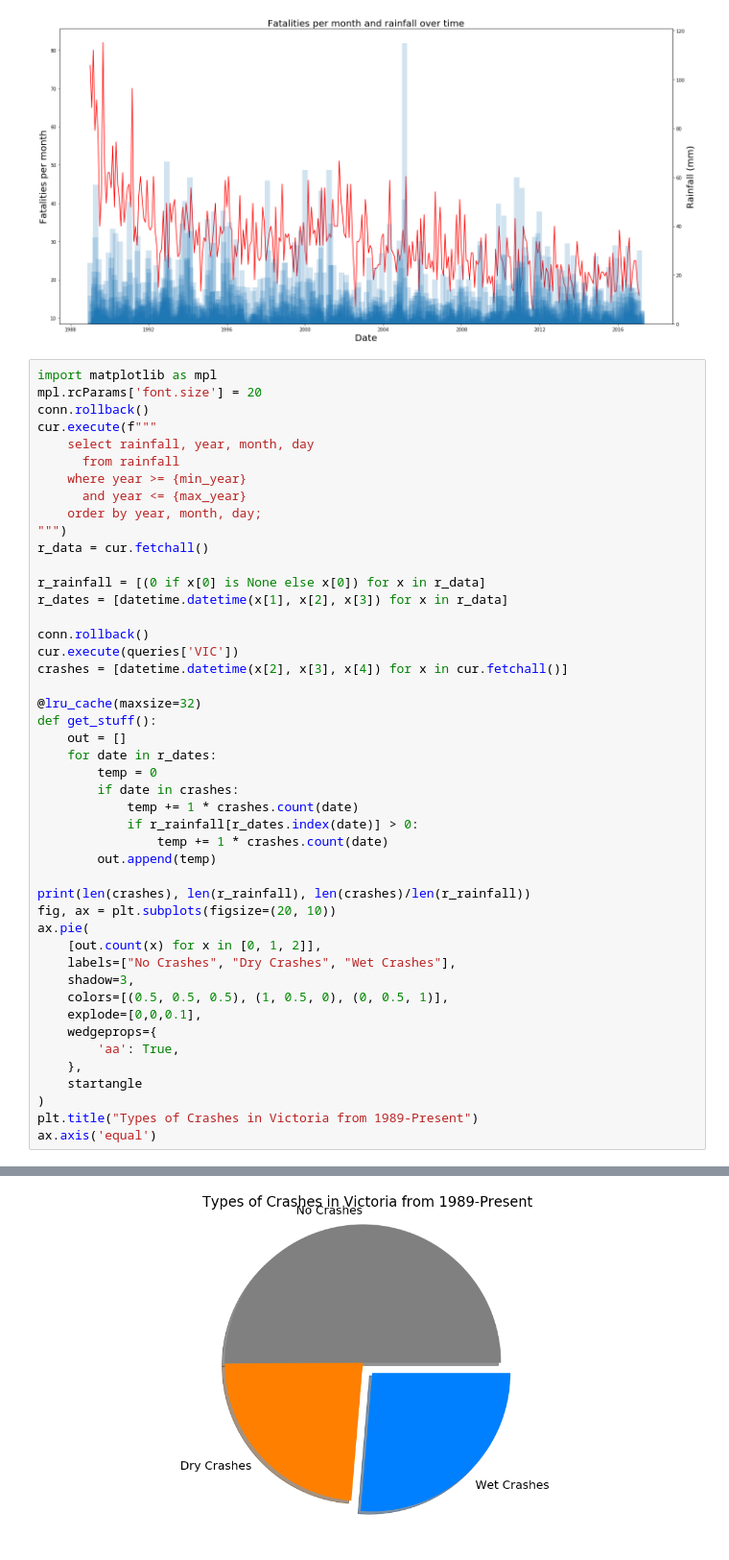
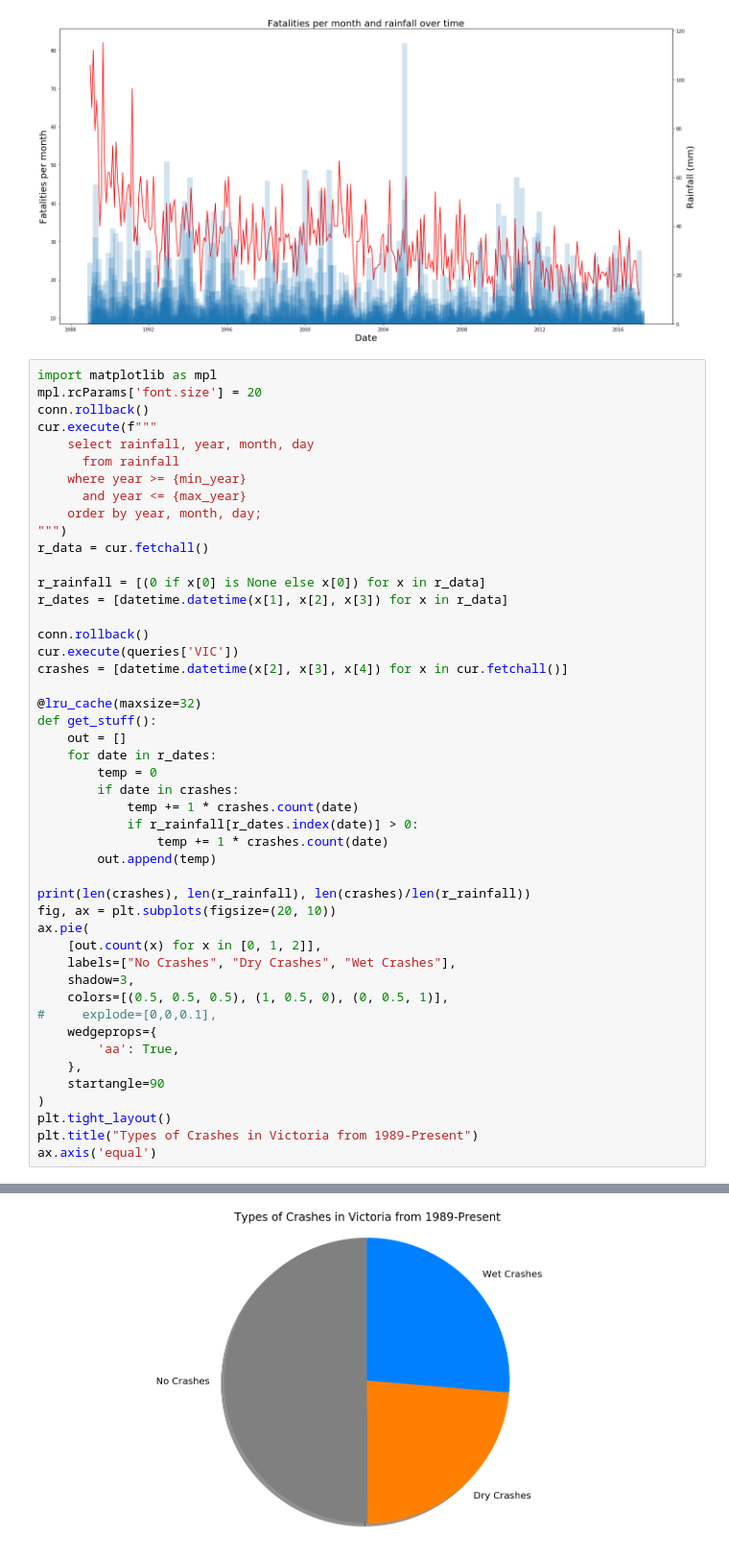
Before and after one commit to lyneca/info1903, a Jupyter notebook: INFO1903.ipynb, the cells around one changed output, grey strips where cells are left out. Shown: that part at 96% size. Drawn from its saved outputs; the diff is of its cells as text.

```diff
--- a/INFO1903.ipynb
+++ b/INFO1903.ipynb
@@ -298,12 +298,13 @@ ax.pie(
     labels=["No Crashes", "Dry Crashes", "Wet Crashes"],
     shadow=3,
     colors=[(0.5, 0.5, 0.5), (1, 0.5, 0), (0, 0.5, 1)],
-    explode=[0,0,0.1],
+#     explode=[0,0,0.1],
     wedgeprops={
         'aa': True,
     },
-    startangle
+    startangle=90
 )
+plt.tight_layout()
 plt.title("Types of Crashes in Victoria from 1989-Present")
 ax.axis('equal')
 # %% [output]
@@ -315 +316 @@ ax.axis('equal')
-[figure, old version]
+[figure, new version]
```
Also changed, not shown: parts of 1 cell of this notebook, 1 other file.
